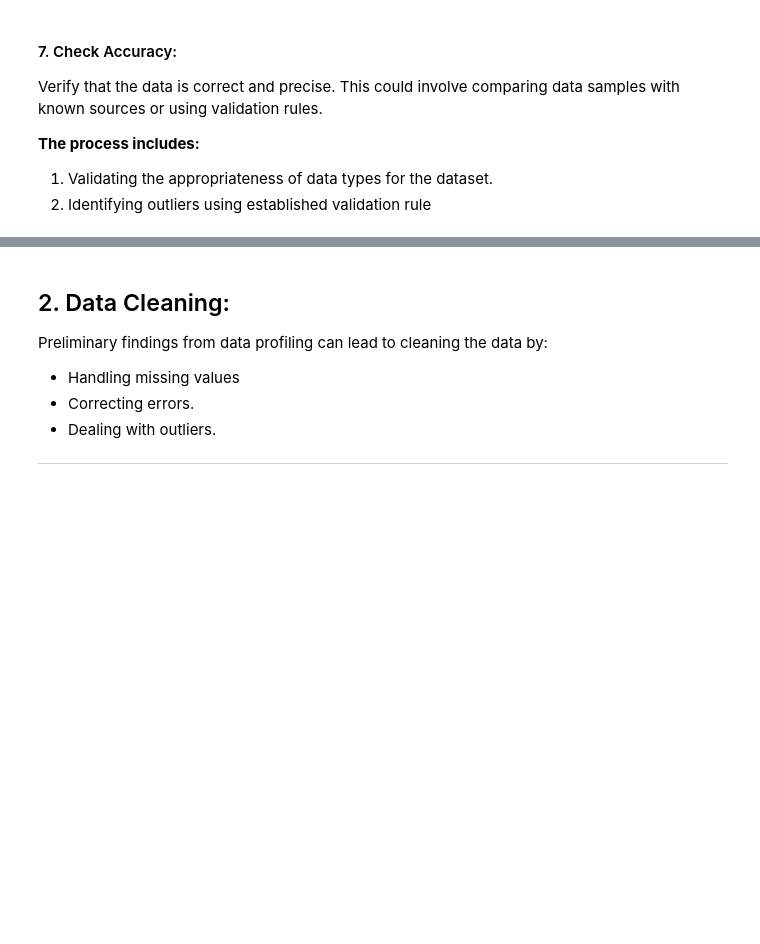
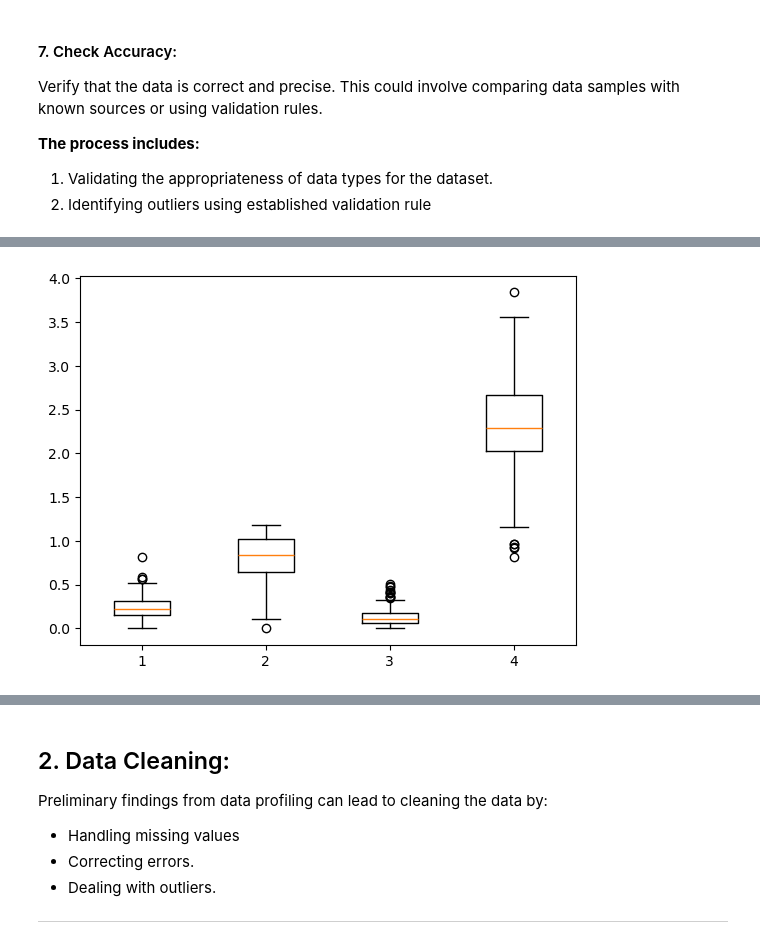
Before and after one commit to MubarakHus/Usecase-2, a Jupyter notebook: EDA explain template-Mubarak.ipynb, the cells around one changed output, grey strips where cells are left out. Cells and saved outputs as stored; diff of their text form; code cells hidden in the pictures; blank space fills up the shorter version.

```diff
--- a/EDA explain template-Mubarak.ipynb
+++ b/EDA explain template-Mubarak.ipynb
@@ -474,0 +514,5 @@ Verify that the data is correct and precise. This could involve comparing data s
+# %%
+plt.boxplot(df_2016[["Generosity", "Family", "Trust (Government Corruption)", "Dystopia Residual"]])
+plt.show()
+# %% [output]
+[figure, added]
```
Also changed, not shown: parts of 10 cells of this notebook.
